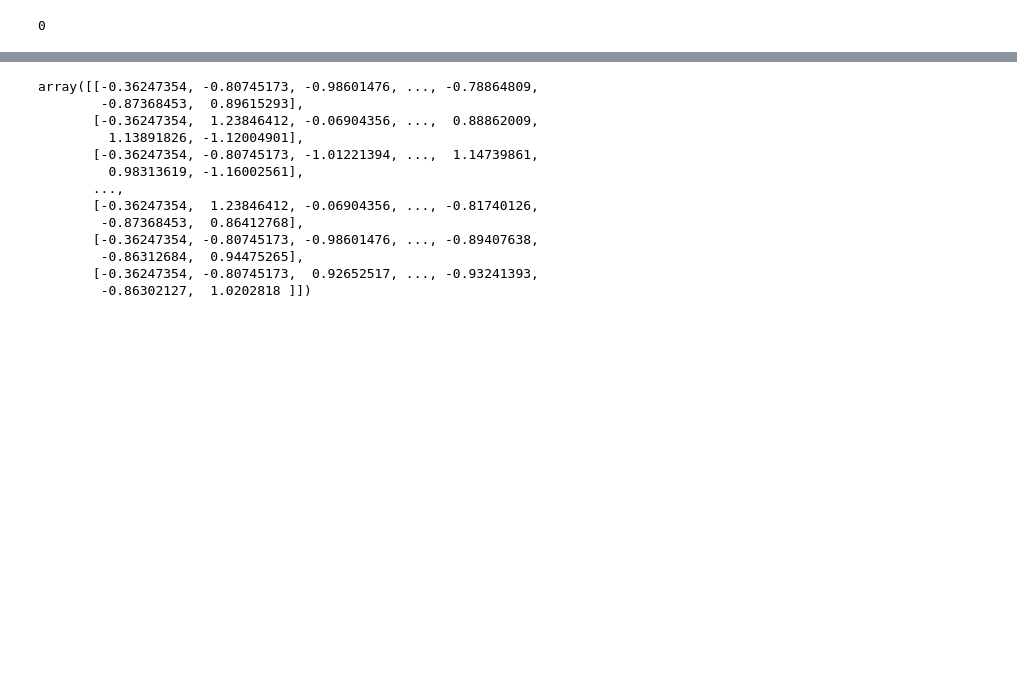
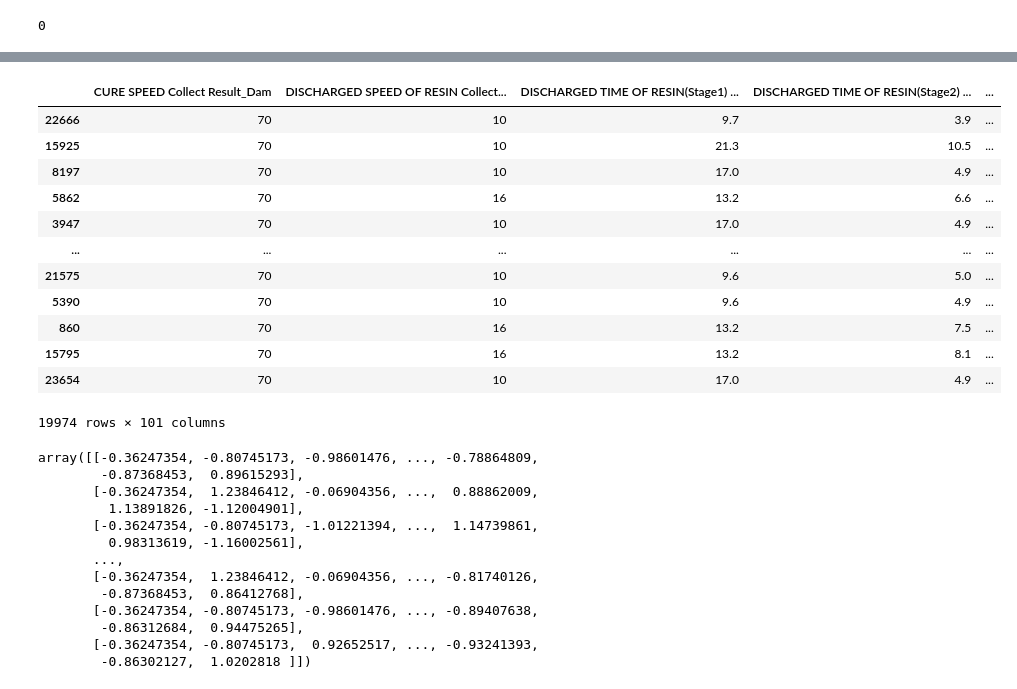
Before and after one commit to ryudonggle/lg-aimers-5-, a Jupyter notebook: DNN1.ipynb, the cells around one changed output, grey strips where cells are left out. Cells and saved outputs as stored; diff of their text form; code cells hidden in the pictures; blank space fills up the shorter version.

```diff
--- a/DNN1.ipynb
+++ b/DNN1.ipynb
@@ -259,3 +259,27 @@ X=df.drop(columns=['target'])
 y=df[['target']]
 # %%
 test_x=test_df.drop(columns=['Set ID'])
+# %%
+from sklearn.model_selection import train_test_split
+
+x_train, x_val, y_train, y_val = train_test_split(X, y, test_size=0.2, random_state=42)
+print("Number transactions x_train dataset: ", x_train.shape)
+print("Number transactions y_train dataset: ", y_train.shape)
+print("Number transactions x_val dataset: ", x_val.shape)
+print("Number transactions y_val dataset: ", y_val.shape)
+# %%
+x_train
+# %% [output]
+|  | CURE SPEED Collect Result_Dam | DISCHARGED SPEED OF RESIN Collect... | DISCHARGED TIME OF RESIN(Stage1) ... | DISCHARGED TIME OF RESIN(Stage2) ... | ... |
+| 22666 | 70 | 10 | 9.7 | 3.9 | ... |
+| 15925 | 70 | 10 | 21.3 | 10.5 | ... |
+| 8197 | 70 | 10 | 17.0 | 4.9 | ... |
+| 5862 | 70 | 16 | 13.2 | 6.6 | ... |
+| 3947 | 70 | 10 | 17.0 | 4.9 | ... |
+| ... | ... | ... | ... | ... | ... |
+| 21575 | 70 | 10 | 9.6 | 5.0 | ... |
+| 5390 | 70 | 10 | 9.6 | 4.9 | ... |
+| 860 | 70 | 16 | 13.2 | 7.5 | ... |
+| 15795 | 70 | 16 | 13.2 | 8.1 | ... |
+| 23654 | 70 | 10 | 17.0 | 4.9 | ... |
+19974 rows × 101 columns
```
Also changed, not shown: parts of 20 cells of this notebook.
